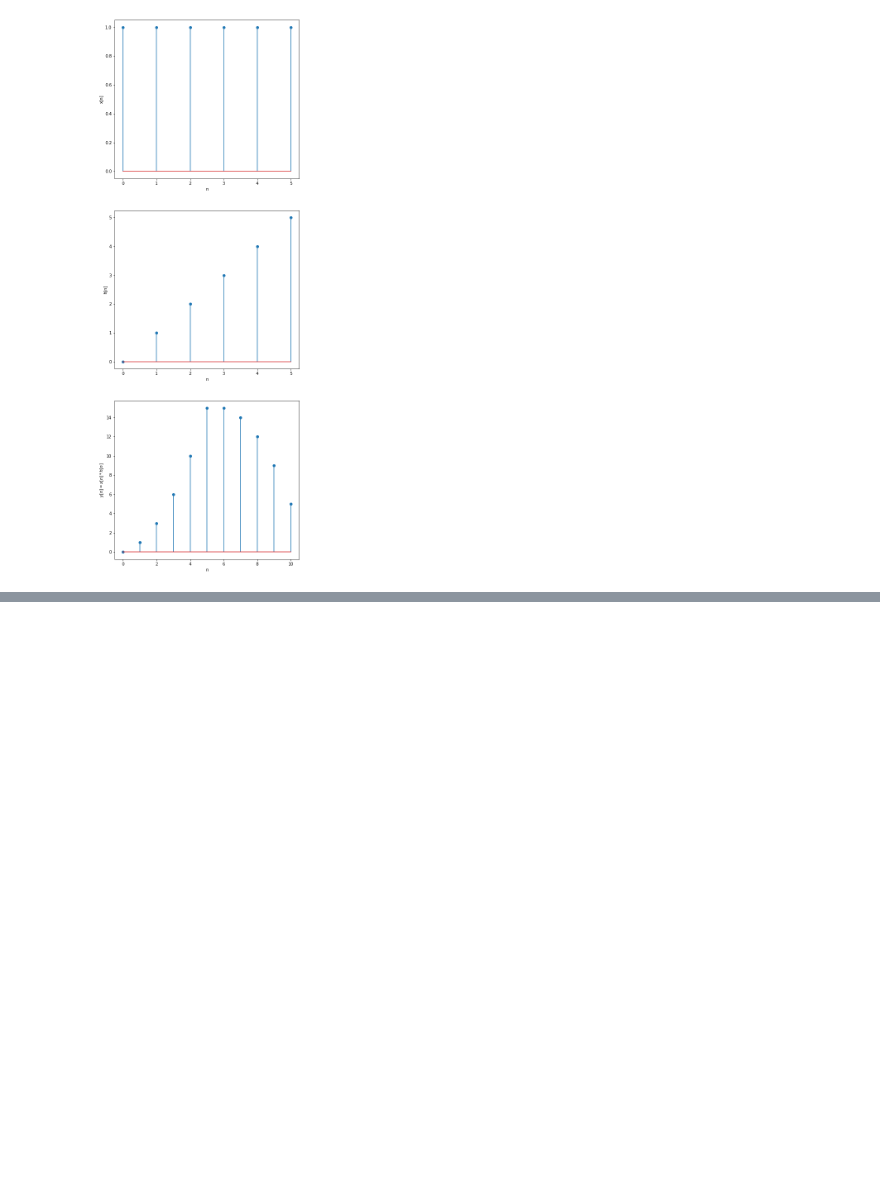
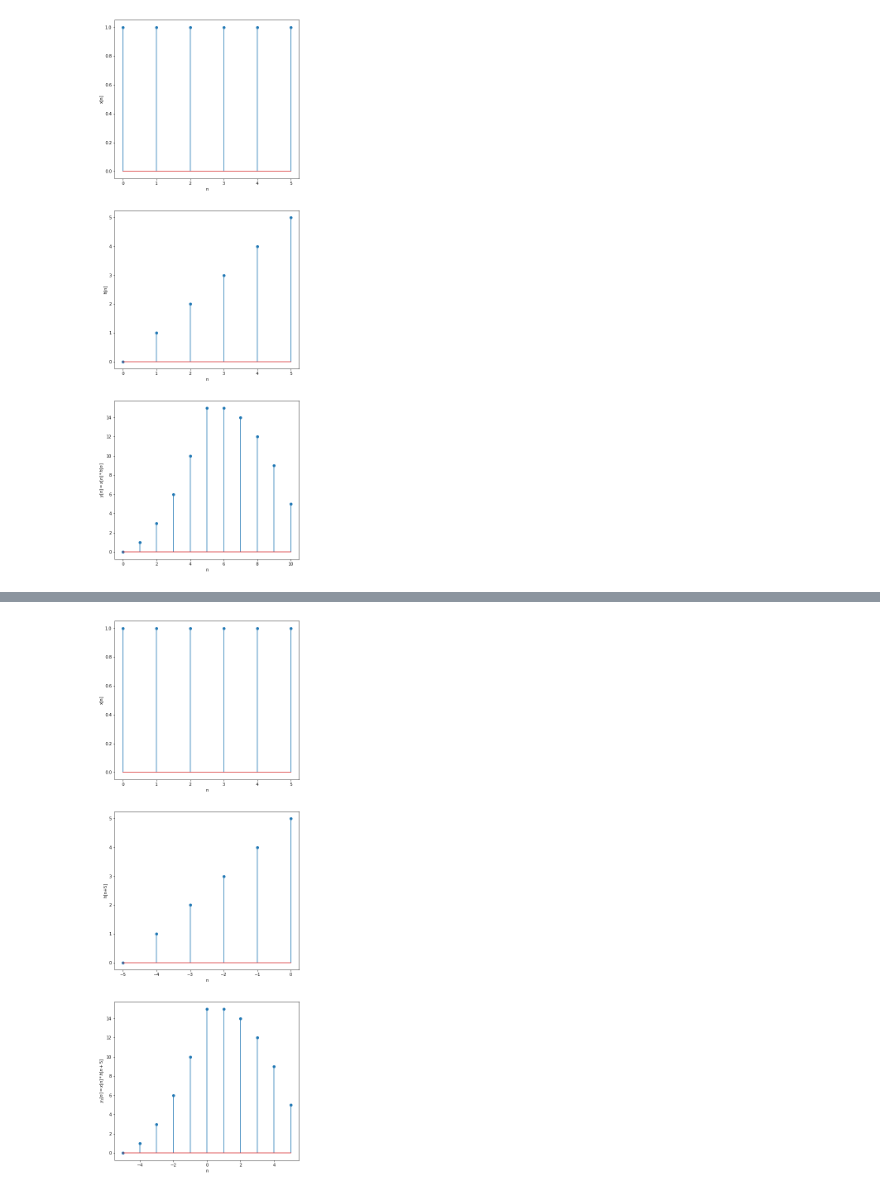
Before and after one commit to blanterman/CompExpInSS, a Jupyter notebook: Ch2_LinearTimeInvariantSystems/Section 2.1 Tutorial - numpy.convolve().ipynb, the cells around one changed output, grey strips where cells are left out. Saved outputs shown, nothing was run; the diff lists cells and outputs as text; code cells hidden in the pictures; blank space fills up the shorter version.

```diff
--- a/Ch2_LinearTimeInvariantSystems/Section 2.1 Tutorial - numpy.convolve().ipynb
+++ b/Ch2_LinearTimeInvariantSystems/Section 2.1 Tutorial - numpy.convolve().ipynb
@@ -69,0 +106,37 @@ plt.show()
+# %%
+# Defining the n values for x[n] and h[n] and h[n+5]
+nx = np.arange(0,6)
+nh = np.arange(0,6)
+nhPlus5 = np.arange(-5,1)
+
+# Defining the valuse of x[n] and h[n] corresponding to the values of n defined above
+x = np.array([1 for val in nx])
+h = np.array([val for val in nh]) # Use nh (original values of nh) to define h[n]. We need an advanced version of this, not a redefinition.
+
+# using the values of n for x[n] and h[n + 5] above to get the values of n for the convolution
+ny2 = np.arange(min(nx) + min(nhPlus5), min(nx) + min(nhPlus5) + len(nx) + len(nhPlus5) - 2 + 1)
+
+# Computing the convolution of x[n] and h[n]
+y2 = np.convolve(x, h)
+
+# Plotting x[n], h[n+5], and y_2[n]
+plt.figure(figsize=(8, 24))
+# x[n]
+plt.subplot(3,1,1)
+plt.stem(nx, x)
+plt.xlabel("n")
+plt.ylabel("x[n]")
+# h[n+5]
+plt.subplot(3,1,2)
+plt.stem(nhPlus5, h)
+plt.xlabel("n")
+plt.ylabel("h[n+5]")
+#y[n]
+plt.subplot(3,1,3)
+plt.stem(ny2, y2)
+plt.xlabel("n")
+plt.ylabel("$y_2[n]=x[n]*h[n+5]$")
+
+plt.show()
+# %% [output]
+[figure, added]
```
Also changed, not shown: parts of 7 cells of this notebook.
